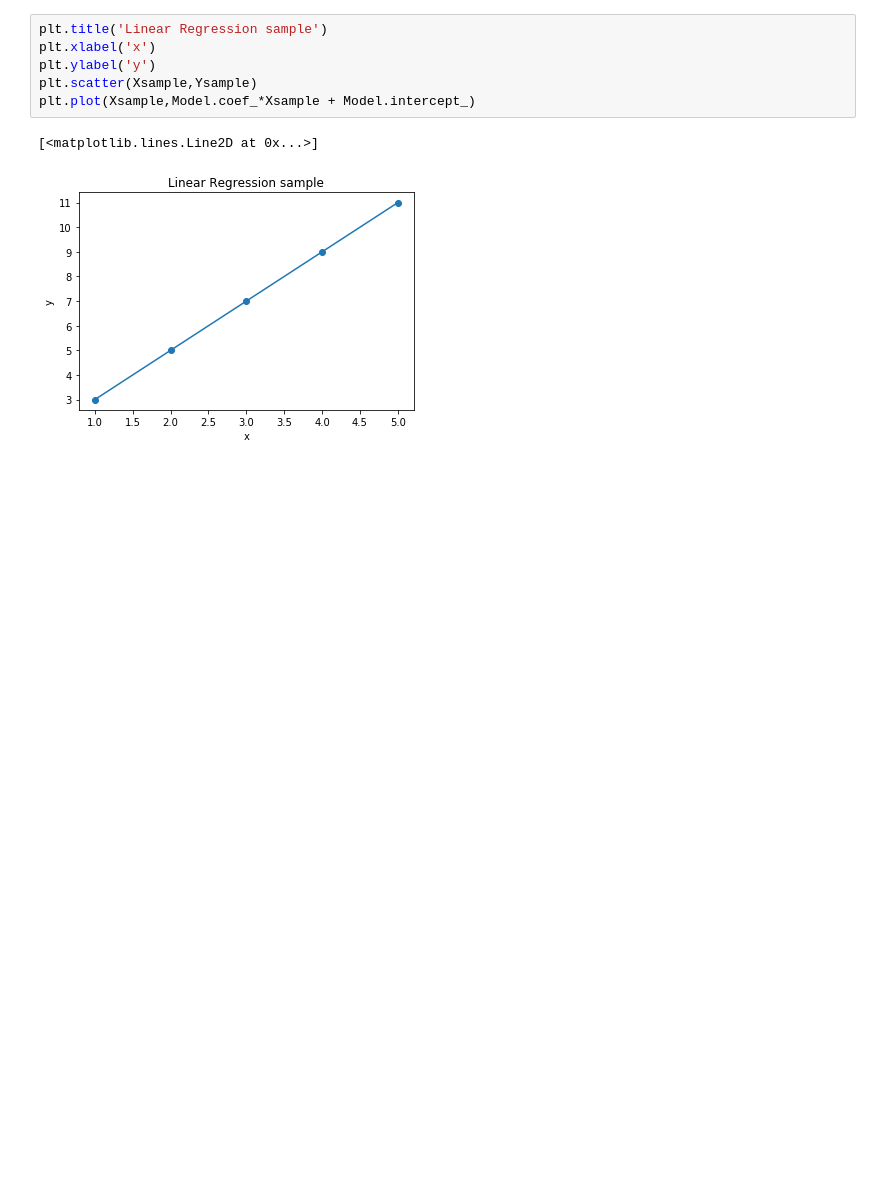
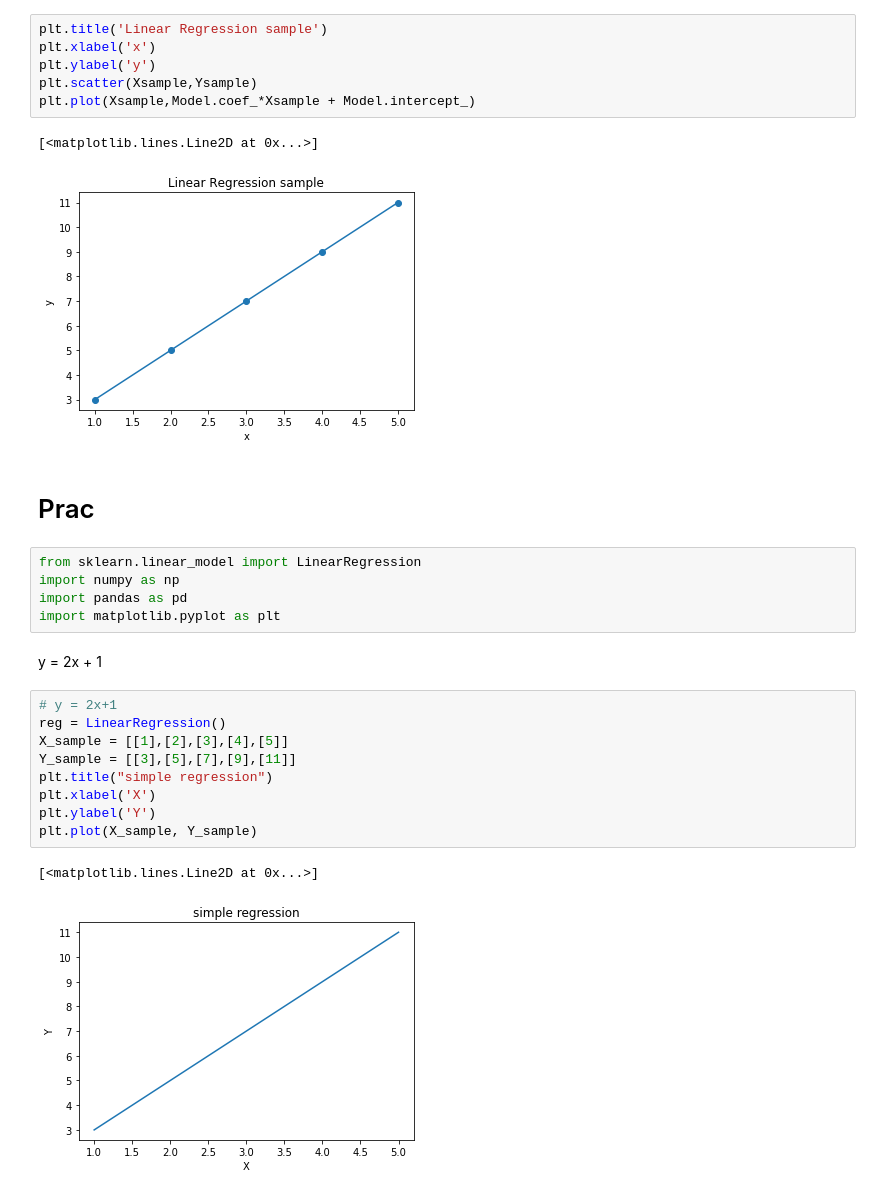
Before and after one commit to JHyuk2/ML-DL, a Jupyter notebook: practice/2장_1차선형회귀.ipynb, the cells around one changed output. Saved outputs shown, nothing was run; the diff lists cells and outputs as text; blank space fills up the shorter version.

Commit message:
Add deeplearning_prac1

```diff
--- a/practice/2장_1차선형회귀.ipynb
+++ b/practice/2장_1차선형회귀.ipynb
@@ -41,3 +41,24 @@ plt.plot(Xsample,Model.coef_*Xsample + Model.intercept_)
 # %% [output]
 [<matplotlib.lines.Line2D at 0x...>]
 [figure]
+# %% [markdown]
+# Prac
+# %%
+from sklearn.linear_model import LinearRegression
+import numpy as np
+import pandas as pd
+import matplotlib.pyplot as plt
+# %% [markdown]
+y = 2x + 1
+# %%
+# y = 2x+1
+reg = LinearRegression()
+X_sample = [[1],[2],[3],[4],[5]]
+Y_sample = [[3],[5],[7],[9],[11]]
+plt.title("simple regression")
+plt.xlabel('X')
+plt.ylabel('Y')
+plt.plot(X_sample, Y_sample)
+# %% [output]
+[<matplotlib.lines.Line2D at 0x...>]
+[figure, added]
```
Also changed, not shown: parts of 4 cells of this notebook, 12 other files.
